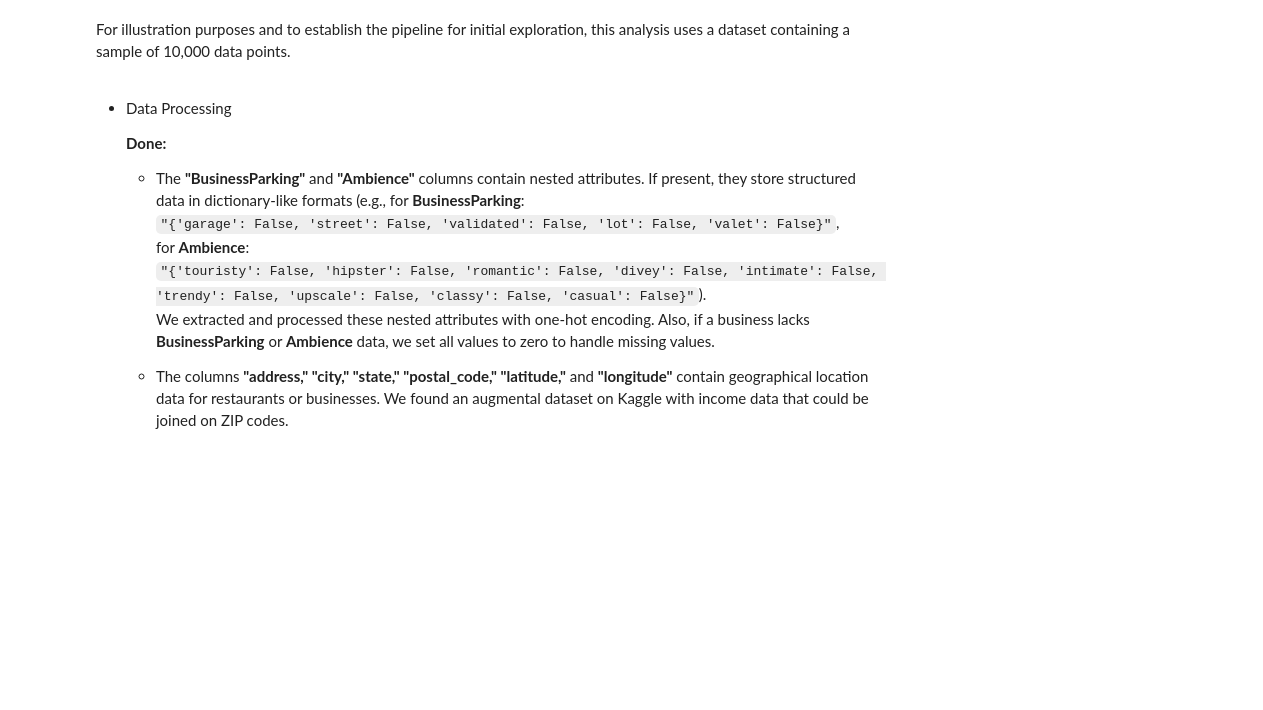
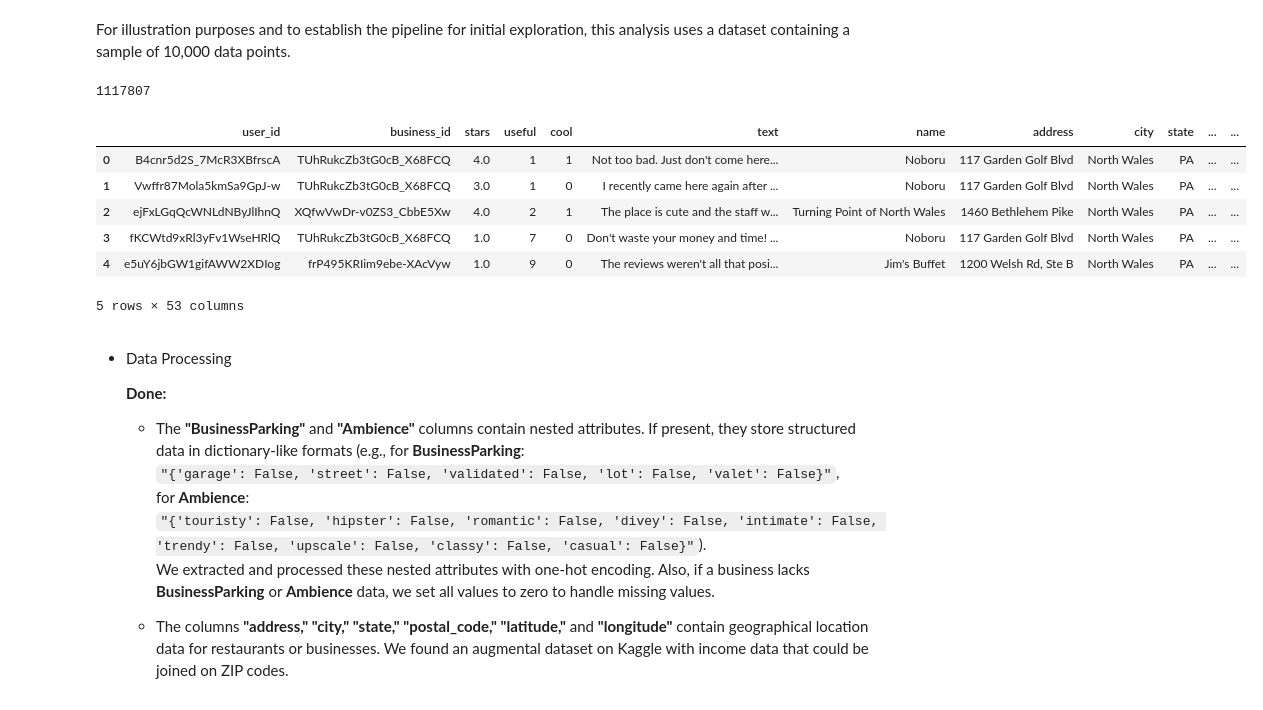
Before and after one commit to angelina-sjw/Math-148-Project, a Jupyter notebook: main.ipynb, the cells around one changed output. Drawn from its saved outputs; the diff is of its cells as text; code cells hidden in the pictures; blank space fills up the shorter version.

Commit message:
merging data processing pipeline
0209

```diff
--- a/main.ipynb
+++ b/main.ipynb
@@ -8,8 +5,22 @@ from utils.zipcode import merge_income_data
 # %%
 import pandas as pd
 
-file_path = "yelp_dataset/yelp_sampled_data.csv"
+file_path = "yelp_dataset/yelp_merged_data_filtered.csv"
 df = pd.read_csv(file_path)
+# %%
+len(df)
+# %% [output]
+1117807
+# %%
+df.head()
+# %% [output]
+|  | user_id | business_id | stars | useful | cool | text | name | address | city | state | ... | ... |
+| 0 | B4cnr5d2S_7McR3XBfrscA | TUhRukcZb3tG0cB_X68FCQ | 4.0 | 1 | 1 | Not too bad. Just don't come here... | Noboru | 117 Garden Golf Blvd | North Wales | PA | ... | ... |
+| 1 | Vwffr87Mola5kmSa9GpJ-w | TUhRukcZb3tG0cB_X68FCQ | 3.0 | 1 | 0 | I recently came here again after ... | Noboru | 117 Garden Golf Blvd | North Wales | PA | ... | ... |
+| 2 | ejFxLGqQcWNLdNByJlIhnQ | XQfwVwDr-v0ZS3_CbbE5Xw | 4.0 | 2 | 1 | The place is cute and the staff w... | Turning Point of North Wales | 1460 Bethlehem Pike | North Wales | PA | ... | ... |
+| 3 | fKCWtd9xRl3yFv1WseHRlQ | TUhRukcZb3tG0cB_X68FCQ | 1.0 | 7 | 0 | Don't waste your money and time! ... | Noboru | 117 Garden Golf Blvd | North Wales | PA | ... | ... |
+| 4 | e5uY6jbGW1gifAWW2XDIog | frP495KRIim9ebe-XAcVyw | 1.0 | 9 | 0 | The reviews weren't all that posi... | Jim's Buffet | 1200 Welsh Rd, Ste B | North Wales | PA | ... | ... |
+5 rows × 53 columns
 # %% [markdown]
 - Data Processing
 
```
Also changed, not shown: parts of 2 cells of this notebook, 2 other files.
